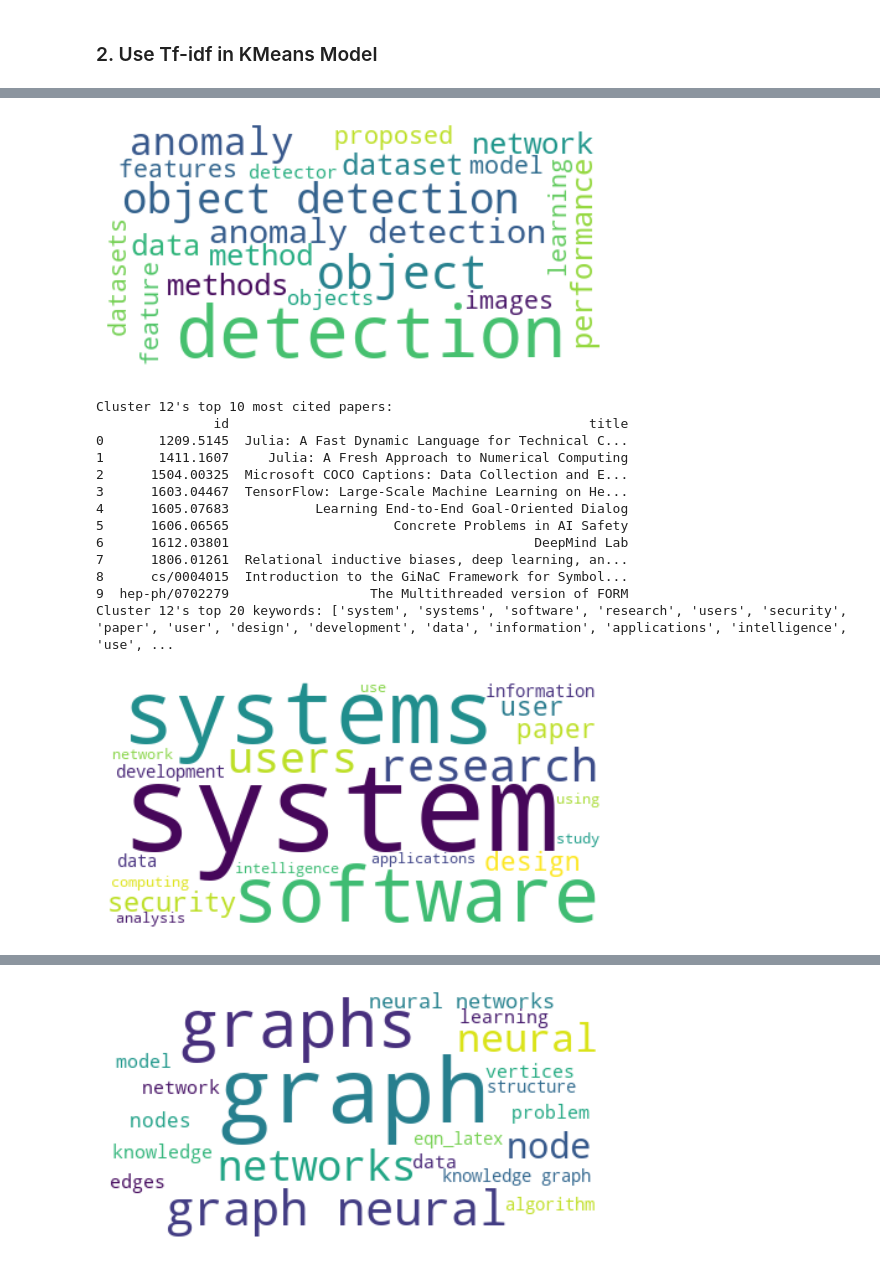
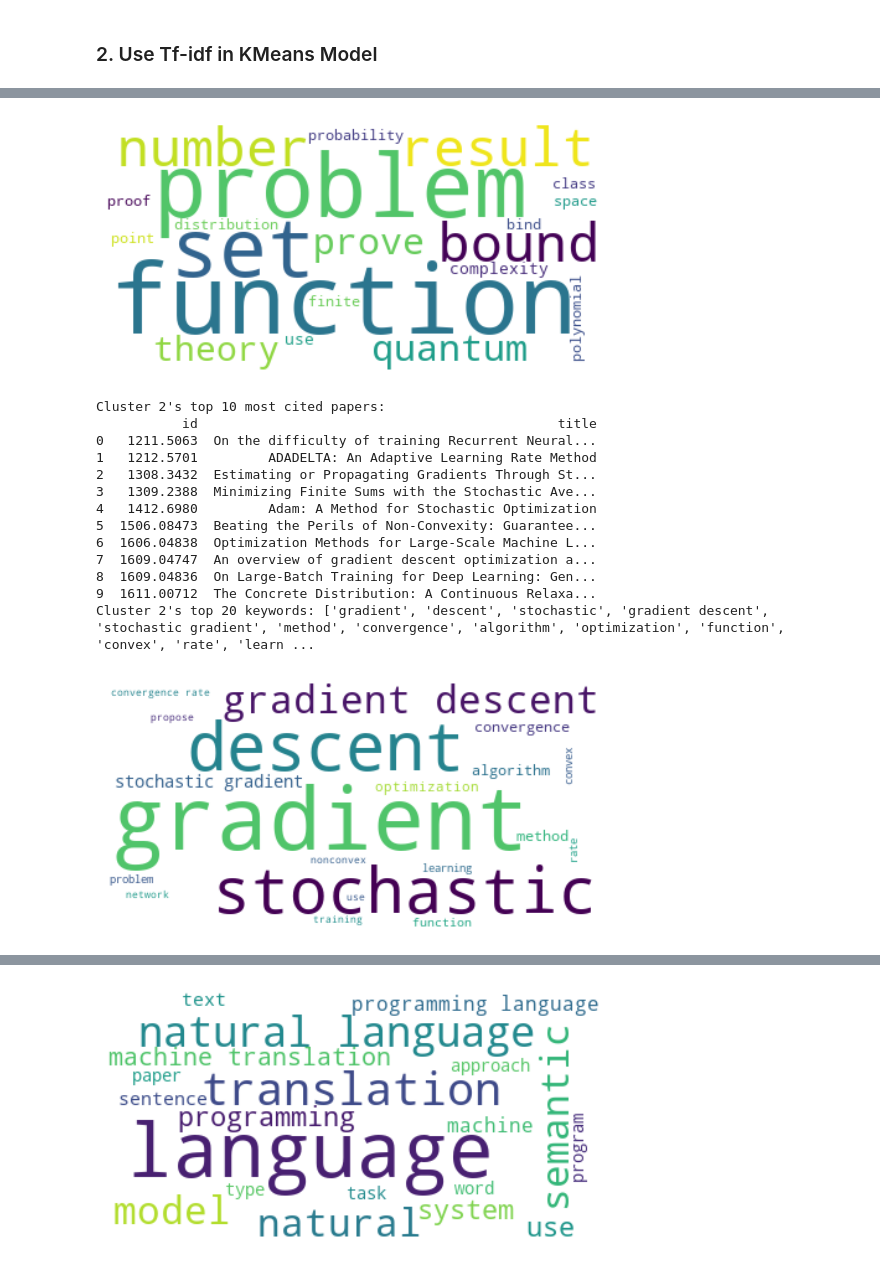
Before and after one commit to brandonywl/ArXiv-Dataset-T14, a Jupyter notebook: kmeans_classify.ipynb, the cells around one changed output, grey strips where cells are left out. Saved outputs shown, nothing was run; the diff lists cells and outputs as text; code cells hidden in the pictures.

Commit message:
add new functionalities add evaluation

```diff
--- a/kmeans_classify.ipynb
+++ b/kmeans_classify.ipynb
@@ -73,10 +71,11 @@ else:
     # concatenate data_df with df_categories and df_taxonomy to involve more info about the paper
     df_paper =  pd.read_csv("data/arxiv-cs-papers-normalized.csv", dtype={"id":object})
     print("total records of df_paper:",df_paper.shape)
-    data_df = kmeans_classify.further_process_data(df_paper, remove_stop_words = True)
+    abstract_df = pd.DataFrame(pd.read_pickle("models/arxiv-cs-papers-abstract_spacy_tokens.pickle"))
+    data_df = kmeans_classify.further_process_data(df_paper, abstract_df)
 
 # Show the multi-category issue
 concatenate_data = data_df.merge(df_categories, how = "left", on="id")
 concatenate_data = concatenate_data.merge(df_taxonomy, how='left', on='category_id')
-top_categories = kmeans_classify.view_top_category_paper_amount(concatenate_data, 10, 2010, 2020)
+top_categories = kmeans_classify.view_top_category_paper_amount(concatenate_data, 10)
 # %% [output]
@@ -114,11 +127,11 @@ else:
     ##### only need to create once / or update those models when necessary. Most of conditions, we only need to load the existing models from pickle files. Once running, the pickle files got updated automatically with the new model data.
     # train both raw word2vec and normalized word2vec and tfidf vectorizer. Save to different pickle files
 
-    word_vectorizer, vectorized_docs = kmeans_classify.generate_word_and_doc_vectors(data_df)       # 30+ mins.
-    km_model = kmeans_classify.fit_kmean_model(25, vectorized_docs) #17 mins.
+    word_vectorizer, vectorized_docs = kmeans_classify.generate_word_and_doc_vectors(data_df)
+    km_model = kmeans_classify.fit_kmean_model(25, vectorized_docs)
 
-    word_vectorizer, vectorized_docs = kmeans_classify.normalize_word2vec_model(data_df, word_vectorizer)    # 20 mins.
-    km_model = kmeans_classify.fit_kmean_model(25, vectorized_docs, normalize = True)   # 17 mins.
+    word_vectorizer, vectorized_docs = kmeans_classify.normalize_word2vec_model(data_df, word_vectorizer)
+    km_model = kmeans_classify.fit_kmean_model(25, vectorized_docs, normalize = True)
 
     tfidf_vectorizer, tfidf_doc_vectors, tfidf_tokens  = kmeans_classify.generate_tfidf_vectors(data_df)
-    tfidf_km_model = kmeans_classify.fit_kmean_model_tfidf(25, vectorized_docs)   # 17 mins.
+    tfidf_km_model = kmeans_classify.fit_kmean_model_tfidf(25, tfidf_doc_vectors)
@@ -124,0 +178,3 @@ else:
+# %%
+tfidf_vectorizer, tfidf_doc_vectors, tfidf_tokens  = kmeans_classify.generate_tfidf_vectors(data_df)
+tfidf_km_model = kmeans_classify.fit_kmean_model_tfidf(25, tfidf_doc_vectors)
@@ -133,9 +193,9 @@ Second choice: choose by comparing the user query's doc distance to the cluster_
 ### 1. Use Word2Vec in KMeans Model ###
 # %%
 # If you want to know each cluster's keywords, top cited papers, generate word cloud for top keywords, call this method
-
+USE_TFIDF = False
 if USE_TFIDF is True:
-    print("The current parameter uses Tf-idf vectorization. The code here aborted")
+    print("The current code runs only when USE_TFIDF is False.")
 else:
-    for i in range(3, 6):
+    for i in range(21, 25):
         kmeans_classify.report_cluster_info(i, word_vectorizer, km_model, data_df, df_citations, vectorized_docs)
@@ -168,10 +280,11 @@ Top 10 keywords closest to the center of Cluster 5
 # %% [markdown]
 ### 2. Use Tf-idf in KMeans Model ###
 # %%
+USE_TFIDF = True
 # randomly choose some clusters to check the keywords and top cited papers in the clusters
 if USE_TFIDF:
-    for i in range(10, 15):
-        kmeans_classify.report_cluster_info_tfidf(i, tfidf_vectorizer, tfidf_km, data_df, df_citations)
+    for i in range(0, 5):
+        kmeans_classify.report_cluster_info_tfidf(i, tfidf_vectorizer, tfidf_km_model, data_df, df_citations)
 else:
-    print("The current parameter uses word2vec vectorization. The code here aborted.")
+    print("The code only runs when USE_TFIDF is True.")
 # %% [output]
@@ -205,15 +318,15 @@ Cluster 11's top 20 keywords: ['detection', 'object', 'object detection', 'anoma
-[figure, old version]
+[figure, new version]
-Cluster 12's top 10 most cited papers:
-               id                                              title
-0       1209.5145  Julia: A Fast Dynamic Language for Technical C...
-1       1411.1607     Julia: A Fresh Approach to Numerical Computing
-2      1504.00325  Microsoft COCO Captions: Data Collection and E...
-3      1603.04467  TensorFlow: Large-Scale Machine Learning on He...
-4      1605.07683           Learning End-to-End Goal-Oriented Dialog
-5      1606.06565                     Concrete Problems in AI Safety
-6      1612.03801                                       DeepMind Lab
-7      1806.01261  Relational inductive biases, deep learning, an...
-8      cs/0004015  Introduction to the GiNaC Framework for Symbol...
-9  hep-ph/0702279                  The Multithreaded version of FORM
-Cluster 12's top 20 keywords: ['system', 'systems', 'software', 'research', 'users', 'security', 'paper', 'user', 'design', 'development', 'data', 'information', 'applications', 'intelligence', 'use', ...
+Cluster 2's top 10 most cited papers:
+           id                                              title
+0   1211.5063  On the difficulty of training Recurrent Neural...
+1   1212.5701         ADADELTA: An Adaptive Learning Rate Method
+2   1308.3432  Estimating or Propagating Gradients Through St...
+3   1309.2388  Minimizing Finite Sums with the Stochastic Ave...
+4   1412.6980         Adam: A Method for Stochastic Optimization
+5  1506.08473  Beating the Perils of Non-Convexity: Guarantee...
+6  1606.04838  Optimization Methods for Large-Scale Machine L...
+7  1609.04747  An overview of gradient descent optimization a...
+8  1609.04836  On Large-Batch Training for Deep Learning: Gen...
+9  1611.00712  The Concrete Distribution: A Continuous Relaxa...
+Cluster 2's top 20 keywords: ['gradient', 'descent', 'stochastic', 'gradient descent', 'stochastic gradient', 'method', 'convergence', 'algorithm', 'optimization', 'function', 'convex', 'rate', 'learn ...
-[figure, old version]
+[figure, new version]
@@ -233 +346 @@ Cluster 13's top 20 keywords: ['graph', 'graphs', 'graph neural', 'networks', 'n
-[figure, old version]
+[figure, new version]
```
Also changed, not shown: parts of 13 cells of this notebook, 2 other files.
